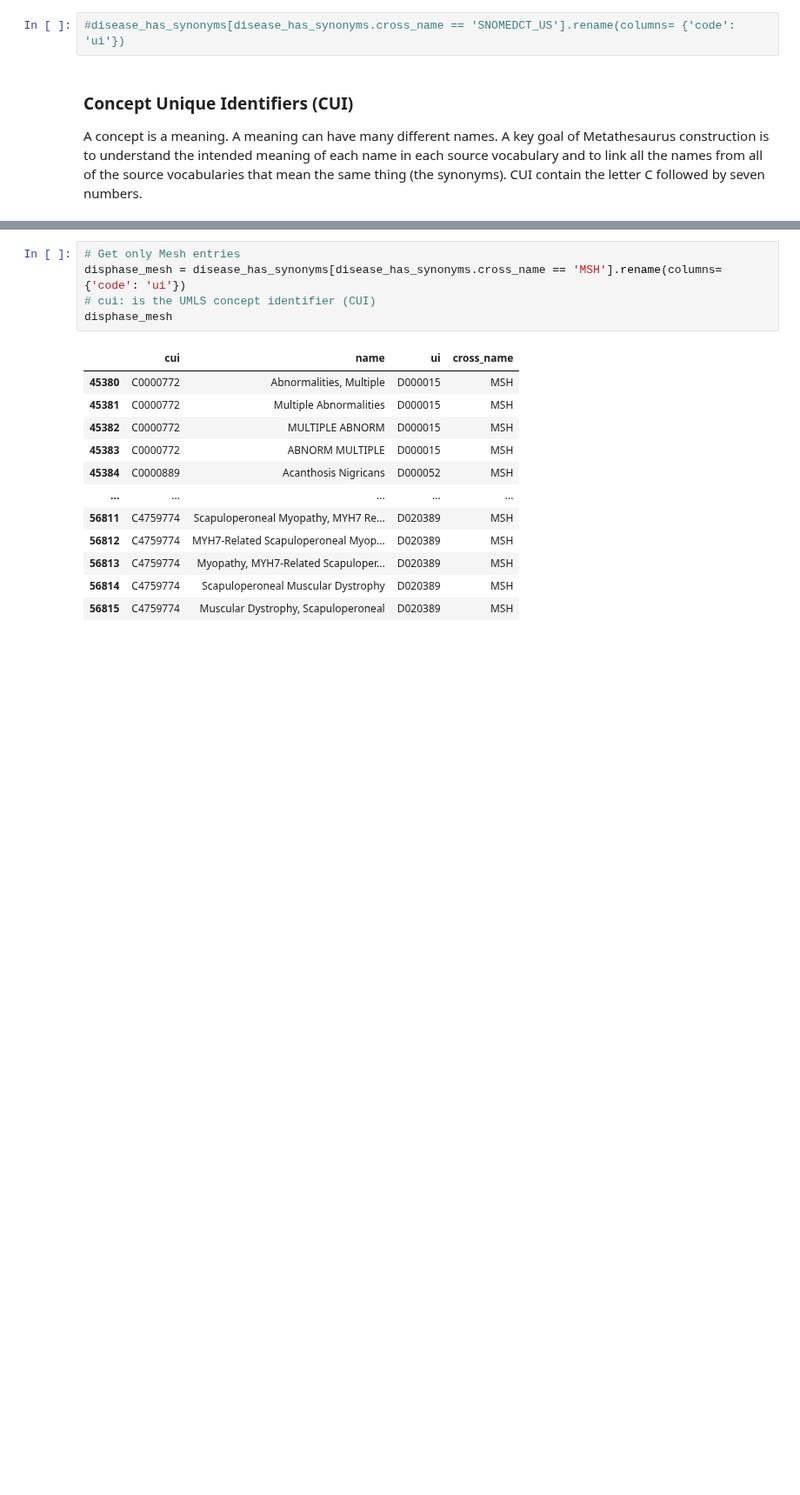
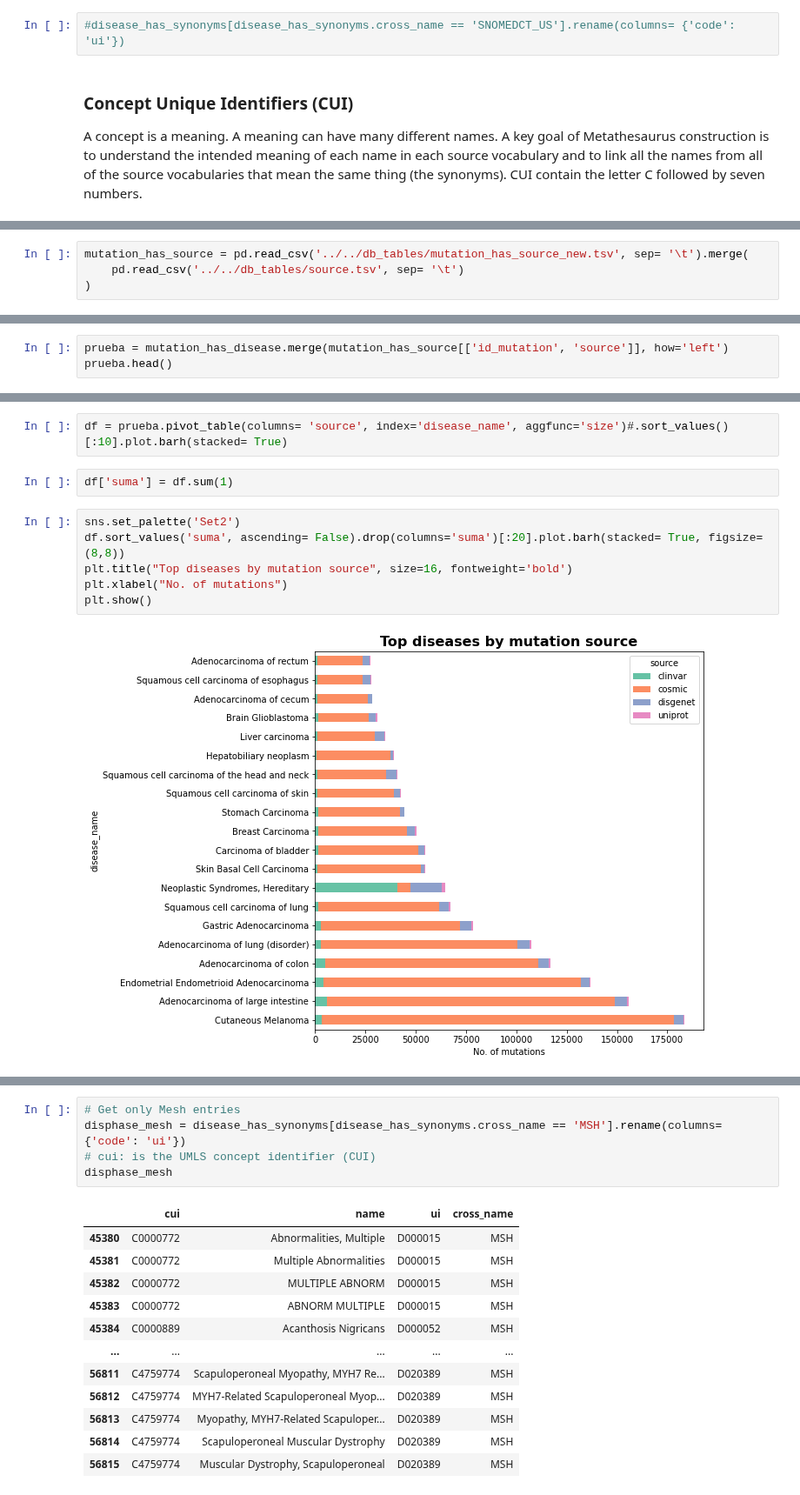
Before and after one commit to alvaro-2/mutations, a Jupyter notebook: scripts/mesh/mesh_data.ipynb, the cells around one changed output, grey strips where cells are left out. Shown at 87% size. Cells and saved outputs as stored; diff of their text form; blank space fills up the shorter version.

```diff
--- a/scripts/mesh/mesh_data.ipynb
+++ b/scripts/mesh/mesh_data.ipynb
@@ -107,0 +153,4 @@ A concept is a meaning. A meaning can have many different names. A key goal of M
+# %%
+mutation_has_source = pd.read_csv('../../db_tables/mutation_has_source_new.tsv', sep= '\t').merge(
+    pd.read_csv('../../db_tables/source.tsv', sep= '\t')
+)
@@ -107,0 +165,3 @@ A concept is a meaning. A meaning can have many different names. A key goal of M
+# %%
+prueba = mutation_has_disease.merge(mutation_has_source[['id_mutation', 'source']], how='left')
+prueba.head()
@@ -107,0 +183,12 @@ A concept is a meaning. A meaning can have many different names. A key goal of M
+# %%
+df = prueba.pivot_table(columns= 'source', index='disease_name', aggfunc='size')#.sort_values()[:10].plot.barh(stacked= True)
+# %%
+df['suma'] = df.sum(1)
+# %%
+sns.set_palette('Set2')
+df.sort_values('suma', ascending= False).drop(columns='suma')[:20].plot.barh(stacked= True, figsize= (8,8))
+plt.title("Top diseases by mutation source", size=16, fontweight='bold')
+plt.xlabel("No. of mutations")
+plt.show()
+# %% [output]
+[figure, added]
```
Also changed, not shown: parts of 22 cells of this notebook.
